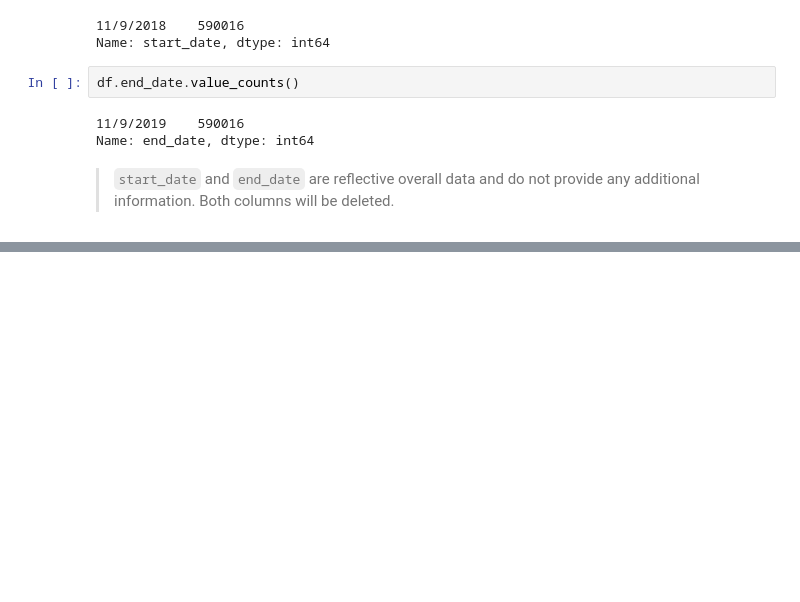
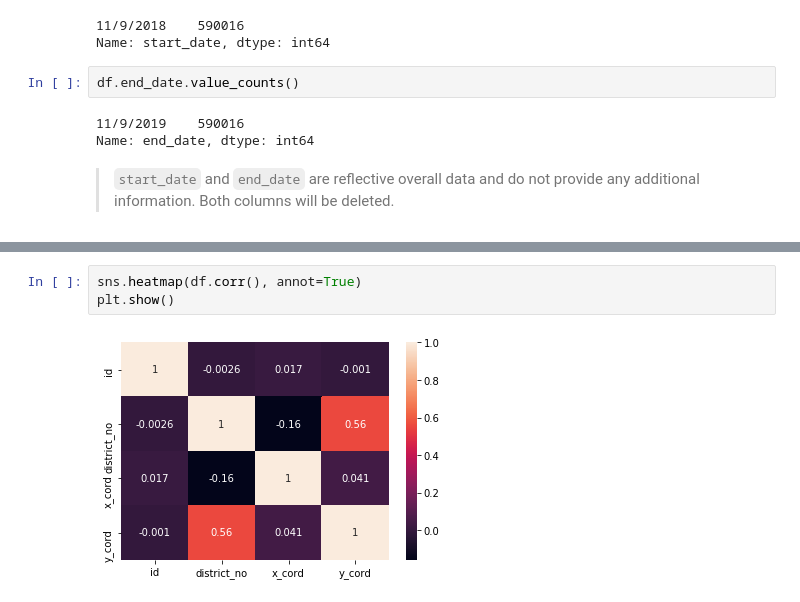
Before and after one commit to misty-garcia/sa_311, a Jupyter notebook: the_pipeline.ipynb, the cells around one changed output, grey strips where cells are left out. Drawn from its saved outputs; the diff is of its cells as text; blank space fills up the shorter version.

```diff
--- a/the_pipeline.ipynb
+++ b/the_pipeline.ipynb
@@ -519,0 +681,5 @@ Name: end_date, dtype: int64
+# %%
+sns.heatmap(df.corr(), annot=True)
+plt.show()
+# %% [output]
+[figure, added]
```
Also changed, not shown: parts of 29 cells of this notebook.
